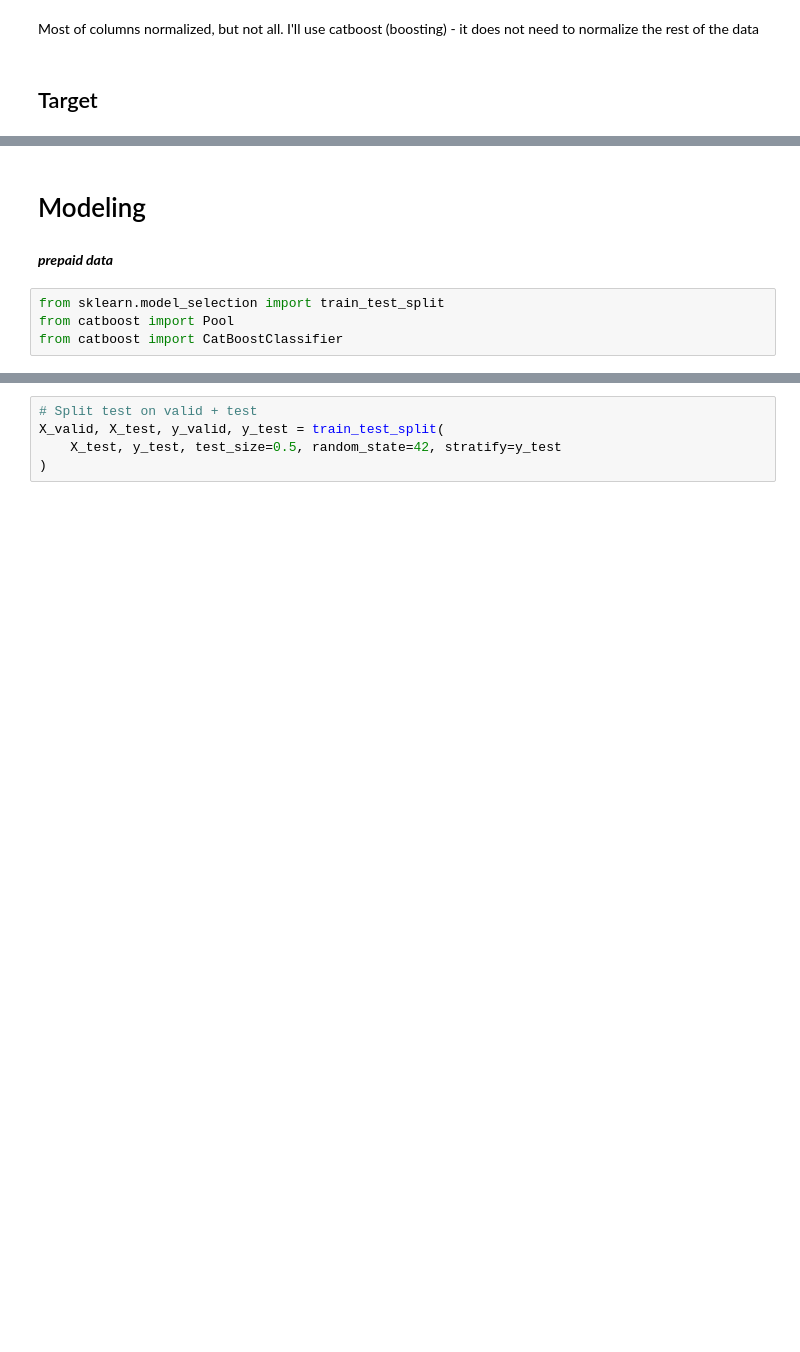
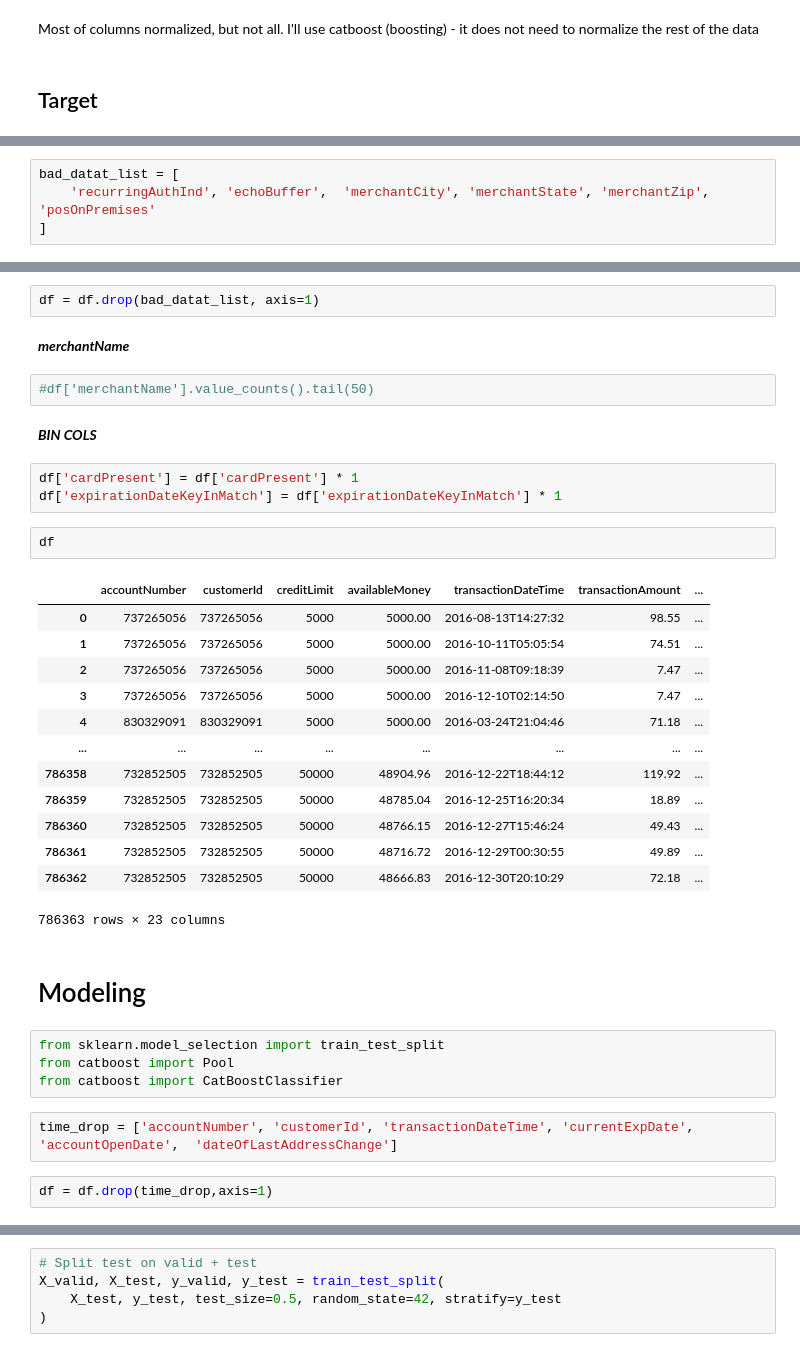
Before and after one commit to Dangennadevich/ML_piplie_project, a Jupyter notebook: Antifraud_project_EDA_and_ML_building.ipynb, the cells around one changed output, grey strips where cells are left out. Drawn from its saved outputs; the diff is of its cells as text; blank space fills up the shorter version.

```diff
--- a/Antifraud_project_EDA_and_ML_building.ipynb
+++ b/Antifraud_project_EDA_and_ML_building.ipynb
@@ -85,0 +89,4 @@ Name: count, dtype: int64
+# %%
+bad_datat_list = [
+    'recurringAuthInd', 'echoBuffer',  'merchantCity', 'merchantState', 'merchantZip', 'posOnPremises'
+]
@@ -86,8 +113,37 @@ Name: count, dtype: int64
+# %%
+df = df.drop(bad_datat_list, axis=1)
+# %% [markdown]
+___merchantName___
+# %%
+#df['merchantName'].value_counts().tail(50)
+# %% [markdown]
+___BIN COLS___
+# %%
+df['cardPresent'] = df['cardPresent'] * 1
+df['expirationDateKeyInMatch'] = df['expirationDateKeyInMatch'] * 1
+# %%
+df
+# %% [output]
+|  | accountNumber | customerId | creditLimit | availableMoney | transactionDateTime | transactionAmount | ... |
+| 0 | 737265056 | 737265056 | 5000 | 5000.00 | 2016-08-13T14:27:32 | 98.55 | ... |
+| 1 | 737265056 | 737265056 | 5000 | 5000.00 | 2016-10-11T05:05:54 | 74.51 | ... |
+| 2 | 737265056 | 737265056 | 5000 | 5000.00 | 2016-11-08T09:18:39 | 7.47 | ... |
+| 3 | 737265056 | 737265056 | 5000 | 5000.00 | 2016-12-10T02:14:50 | 7.47 | ... |
+| 4 | 830329091 | 830329091 | 5000 | 5000.00 | 2016-03-24T21:04:46 | 71.18 | ... |
+| ... | ... | ... | ... | ... | ... | ... | ... |
+| 786358 | 732852505 | 732852505 | 50000 | 48904.96 | 2016-12-22T18:44:12 | 119.92 | ... |
+| 786359 | 732852505 | 732852505 | 50000 | 48785.04 | 2016-12-25T16:20:34 | 18.89 | ... |
+| 786360 | 732852505 | 732852505 | 50000 | 48766.15 | 2016-12-27T15:46:24 | 49.43 | ... |
+| 786361 | 732852505 | 732852505 | 50000 | 48716.72 | 2016-12-29T00:30:55 | 49.89 | ... |
+| 786362 | 732852505 | 732852505 | 50000 | 48666.83 | 2016-12-30T20:10:29 | 72.18 | ... |
+786363 rows × 23 columns
 # %% [markdown]
 # Modeling
-# %% [markdown]
-___prepaid data___
 # %%
 from sklearn.model_selection import train_test_split
 from catboost import Pool
 from catboost import CatBoostClassifier
+# %%
+time_drop = ['accountNumber', 'customerId', 'transactionDateTime', 'currentExpDate', 'accountOpenDate',  'dateOfLastAddressChange']
+# %%
+df = df.drop(time_drop,axis=1)
```
Also changed, not shown: parts of 20 cells of this notebook, 2 other files.
